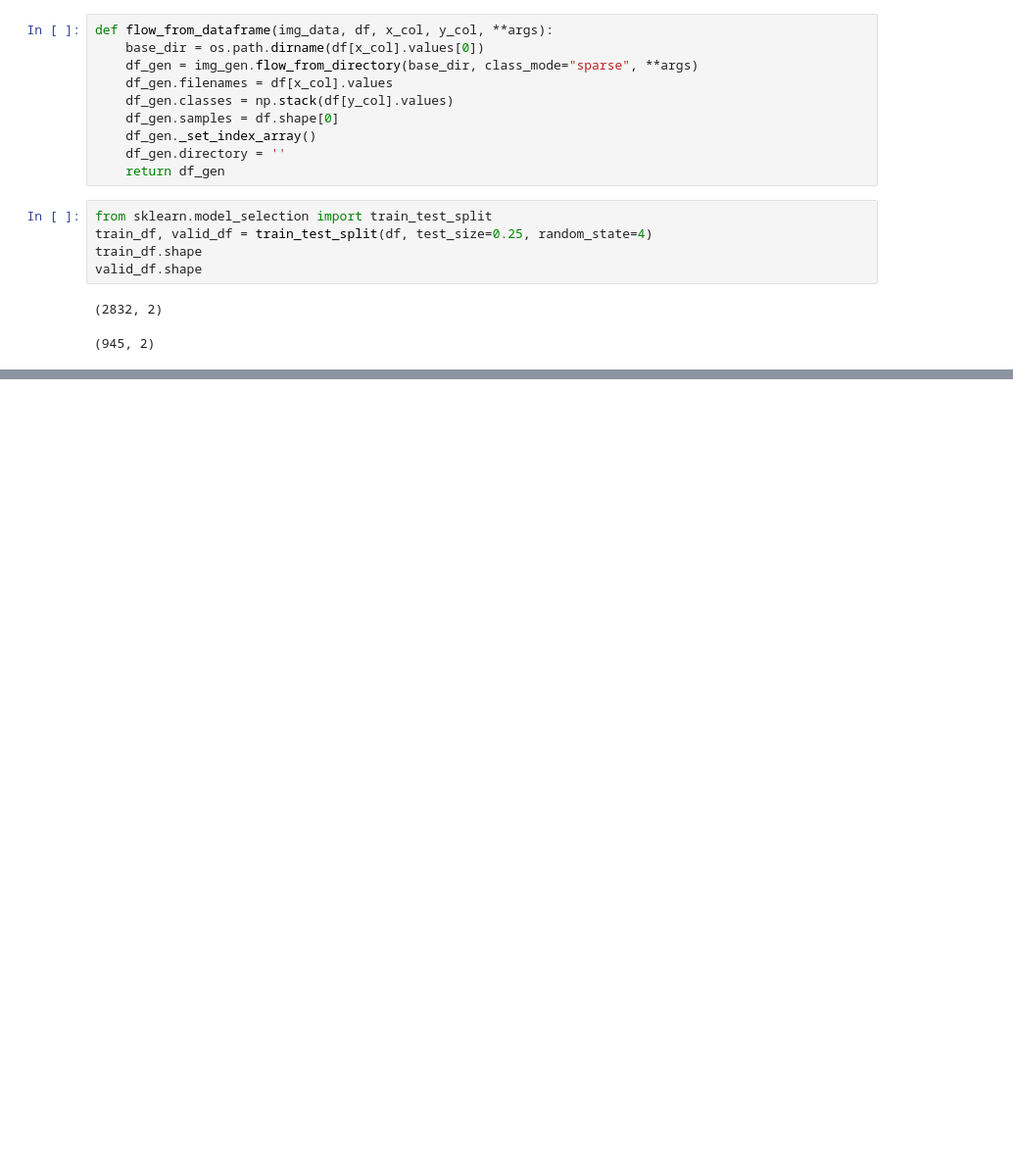
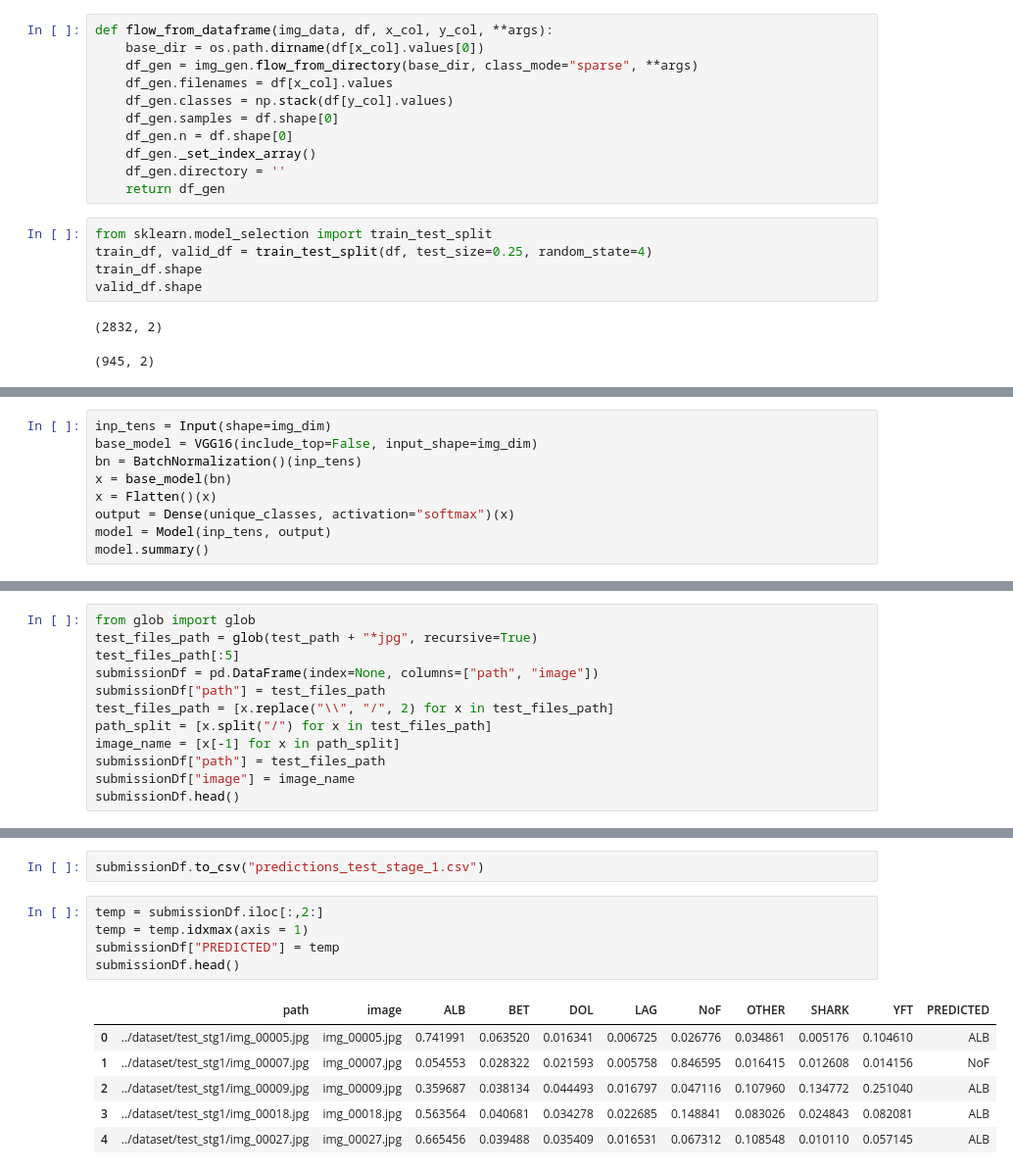
Before and after one commit to soulshifter/fish_classification, a Jupyter notebook: fish.ipynb, the cells around one changed output, grey strips where cells are left out. Shown: that part at 98% size. Drawn from its saved outputs; the diff is of its cells as text; blank space fills up the shorter version.

```diff
--- a/fish.ipynb
+++ b/fish.ipynb
@@ -72,6 +74,7 @@ def flow_from_dataframe(img_data, df, x_col, y_col, **args):
     df_gen.filenames = df[x_col].values
     df_gen.classes = np.stack(df[y_col].values)
     df_gen.samples = df.shape[0]
+    df_gen.n = df.shape[0]
     df_gen._set_index_array()
     df_gen.directory = ''
     return df_gen
@@ -94,0 +113,9 @@ ZeroDivisionError: integer division or modulo by zero
+# %%
+inp_tens = Input(shape=img_dim)
+base_model = VGG16(include_top=False, input_shape=img_dim)
+bn = BatchNormalization()(inp_tens)
+x = base_model(bn)
+x = Flatten()(x)
+output = Dense(unique_classes, activation="softmax")(x)
+model = Model(inp_tens, output)
+model.summary()
@@ -94,0 +160,12 @@ ZeroDivisionError: integer division or modulo by zero
+# %%
+from glob import glob
+test_files_path = glob(test_path + "*jpg", recursive=True)
+test_files_path[:5]
+submissionDf = pd.DataFrame(index=None, columns=["path", "image"])
+submissionDf["path"] = test_files_path
+test_files_path = [x.replace("\\", "/", 2) for x in test_files_path]
+path_split = [x.split("/") for x in test_files_path]
+image_name = [x[-1] for x in path_split]
+submissionDf["path"] = test_files_path
+submissionDf["image"] = image_name
+submissionDf.head()
@@ -94,0 +217,14 @@ ZeroDivisionError: integer division or modulo by zero
+# %%
+submissionDf.to_csv("predictions_test_stage_1.csv")
+# %%
+temp = submissionDf.iloc[:,2:]
+temp = temp.idxmax(axis = 1)
+submissionDf["PREDICTED"] = temp
+submissionDf.head()
+# %% [output]
+|  | path | image | ALB | BET | DOL | LAG | NoF | OTHER | SHARK | YFT | PREDICTED |
+| 0 | ../dataset/test_stg1/img_00005.jpg | img_00005.jpg | 0.741991 | 0.063520 | 0.016341 | 0.006725 | 0.026776 | 0.034861 | 0.005176 | 0.104610 | ALB |
+| 1 | ../dataset/test_stg1/img_00007.jpg | img_00007.jpg | 0.054553 | 0.028322 | 0.021593 | 0.005758 | 0.846595 | 0.016415 | 0.012608 | 0.014156 | NoF |
+| 2 | ../dataset/test_stg1/img_00009.jpg | img_00009.jpg | 0.359687 | 0.038134 | 0.044493 | 0.016797 | 0.047116 | 0.107960 | 0.134772 | 0.251040 | ALB |
+| 3 | ../dataset/test_stg1/img_00018.jpg | img_00018.jpg | 0.563564 | 0.040681 | 0.034278 | 0.022685 | 0.148841 | 0.083026 | 0.024843 | 0.082081 | ALB |
+| 4 | ../dataset/test_stg1/img_00027.jpg | img_00027.jpg | 0.665456 | 0.039488 | 0.035409 | 0.016531 | 0.067312 | 0.108548 | 0.010110 | 0.057145 | ALB |
```
Also changed, not shown: parts of 27 cells of this notebook, 5 other files.
